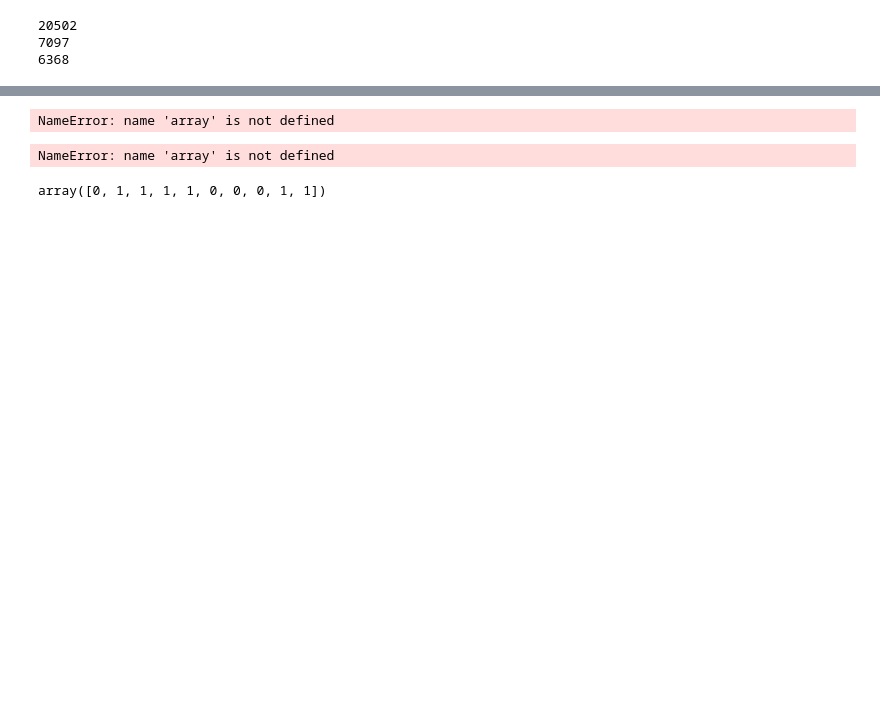
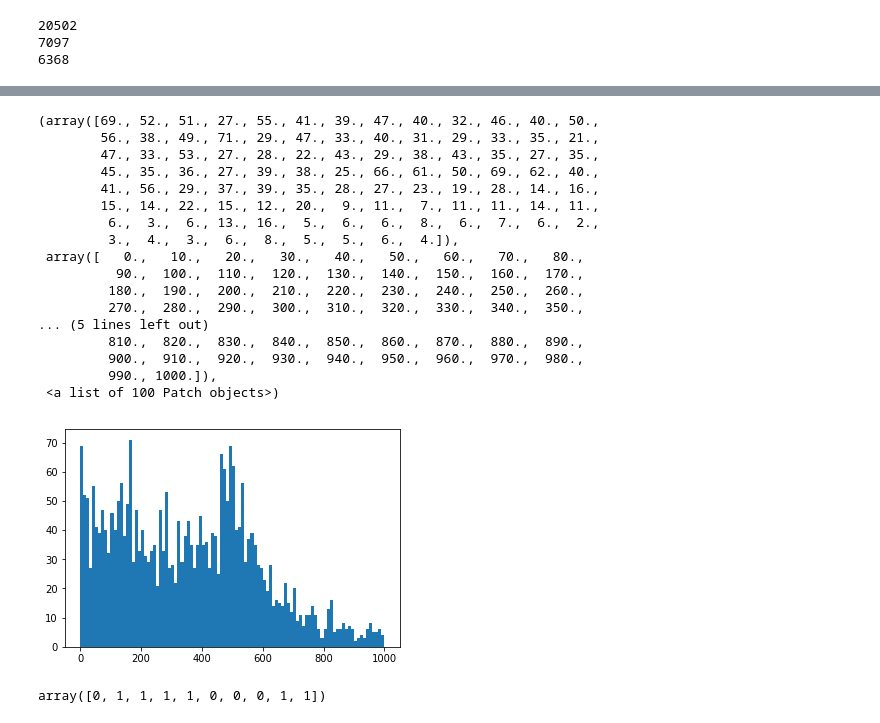
Before and after one commit to Chen-Yifan/DEM_segmentation, a Jupyter notebook: preprocess/selection_run.ipynb, the cells around one changed output, grey strips where cells are left out. Drawn from its saved outputs; the diff is of its cells as text; code cells hidden in the pictures; blank space fills up the shorter version.

```diff
--- a/preprocess/selection_run.ipynb
+++ b/preprocess/selection_run.ipynb
@@ -182,13 +204,26 @@ from matplotlib import colors
 from matplotlib.ticker import PercentFormatter
 # %%
 n_bins = 100
-plt.hist(Ratios[array], bins=n_bins, range = (0,0.30))
+plt.hist(Ratios[array]*128*128, bins=n_bins, range = (0,1000))
 # %% [output]
-NameError: name 'array' is not defined
+(array([69., 52., 51., 27., 55., 41., 39., 47., 40., 32., 46., 40., 50.,
+        56., 38., 49., 71., 29., 47., 33., 40., 31., 29., 33., 35., 21.,
+        47., 33., 53., 27., 28., 22., 43., 29., 38., 43., 35., 27., 35.,
+        45., 35., 36., 27., 39., 38., 25., 66., 61., 50., 69., 62., 40.,
+        41., 56., 29., 37., 39., 35., 28., 27., 23., 19., 28., 14., 16.,
+        15., 14., 22., 15., 12., 20.,  9., 11.,  7., 11., 11., 14., 11.,
+         6.,  3.,  6., 13., 16.,  5.,  6.,  6.,  8.,  6.,  7.,  6.,  2.,
+         3.,  4.,  3.,  6.,  8.,  5.,  5.,  6.,  4.]),
+ array([   0.,   10.,   20.,   30.,   40.,   50.,   60.,   70.,   80.,
+          90.,  100.,  110.,  120.,  130.,  140.,  150.,  160.,  170.,
+         180.,  190.,  200.,  210.,  220.,  230.,  240.,  250.,  260.,
+         270.,  280.,  290.,  300.,  310.,  320.,  330.,  340.,  350.,
+... (5 lines left out)
+         810.,  820.,  830.,  840.,  850.,  860.,  870.,  880.,  890.,
+         900.,  910.,  920.,  930.,  940.,  950.,  960.,  970.,  980.,
+         990., 1000.]),
+ <a list of 100 Patch objects>)
+[figure, added]
-# %%
-print(np.max(Ratios[array]))
-# %% [output]
-NameError: name 'array' is not defined
 # %%
 np.random.randint(2, size=81703)
 # %% [output]
```
Also changed, not shown: parts of 13 cells of this notebook, 12 other files.
